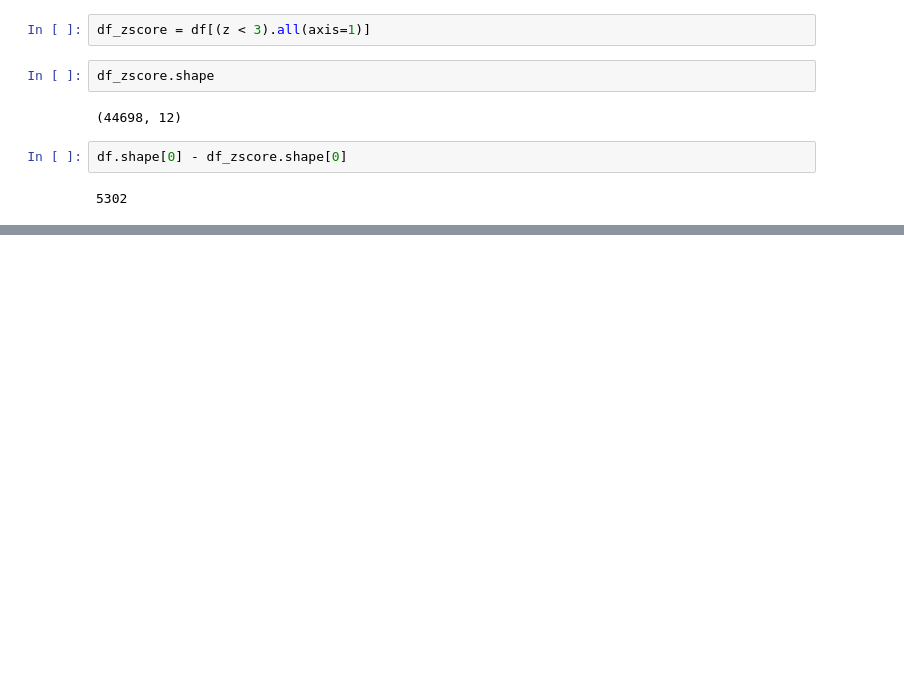
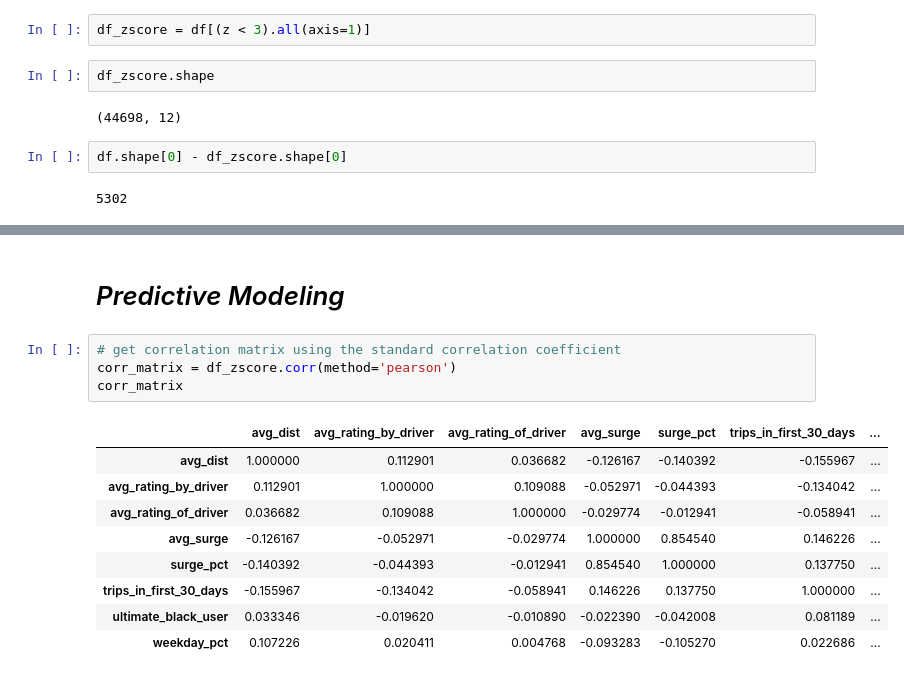
Before and after one commit to earny-joe/Springboard-DS-Portfolio, a Jupyter notebook: unit17-take-home-challenges/ultimate_technologies/predictive_modeling.ipynb, the cells around one changed output, grey strips where cells are left out. Drawn from its saved outputs; the diff is of its cells as text; blank space fills up the shorter version.

```diff
--- a/unit17-take-home-challenges/ultimate_technologies/predictive_modeling.ipynb
+++ b/unit17-take-home-challenges/ultimate_technologies/predictive_modeling.ipynb
@@ -354,0 +376,16 @@ df.shape[0] - df_zscore.shape[0]
+# %% [markdown]
+# _Predictive Modeling_
+# %%
+# get correlation matrix using the standard correlation coefficient
+corr_matrix = df_zscore.corr(method='pearson')
+corr_matrix
+# %% [output]
+|  | avg_dist | avg_rating_by_driver | avg_rating_of_driver | avg_surge | surge_pct | trips_in_first_30_days | ... |
+| avg_dist | 1.000000 | 0.112901 | 0.036682 | -0.126167 | -0.140392 | -0.155967 | ... |
+| avg_rating_by_driver | 0.112901 | 1.000000 | 0.109088 | -0.052971 | -0.044393 | -0.134042 | ... |
+| avg_rating_of_driver | 0.036682 | 0.109088 | 1.000000 | -0.029774 | -0.012941 | -0.058941 | ... |
+| avg_surge | -0.126167 | -0.052971 | -0.029774 | 1.000000 | 0.854540 | 0.146226 | ... |
+| surge_pct | -0.140392 | -0.044393 | -0.012941 | 0.854540 | 1.000000 | 0.137750 | ... |
+| trips_in_first_30_days | -0.155967 | -0.134042 | -0.058941 | 0.146226 | 0.137750 | 1.000000 | ... |
+| ultimate_black_user | 0.033346 | -0.019620 | -0.010890 | -0.022390 | -0.042008 | 0.081189 | ... |
+| weekday_pct | 0.107226 | 0.020411 | 0.004768 | -0.093283 | -0.105270 | 0.022686 | ... |
```
Also changed, not shown: parts of 49 cells of this notebook, 1 other file.
